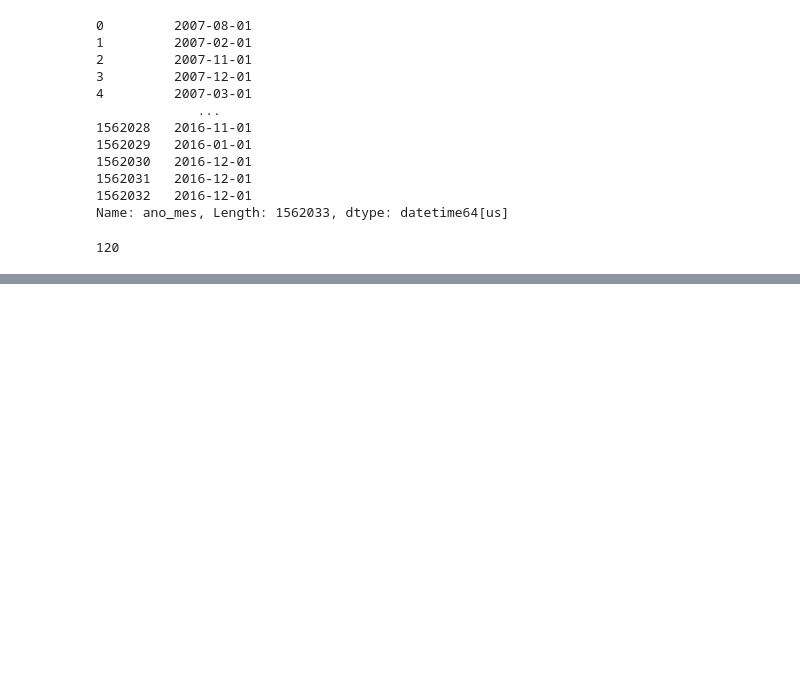
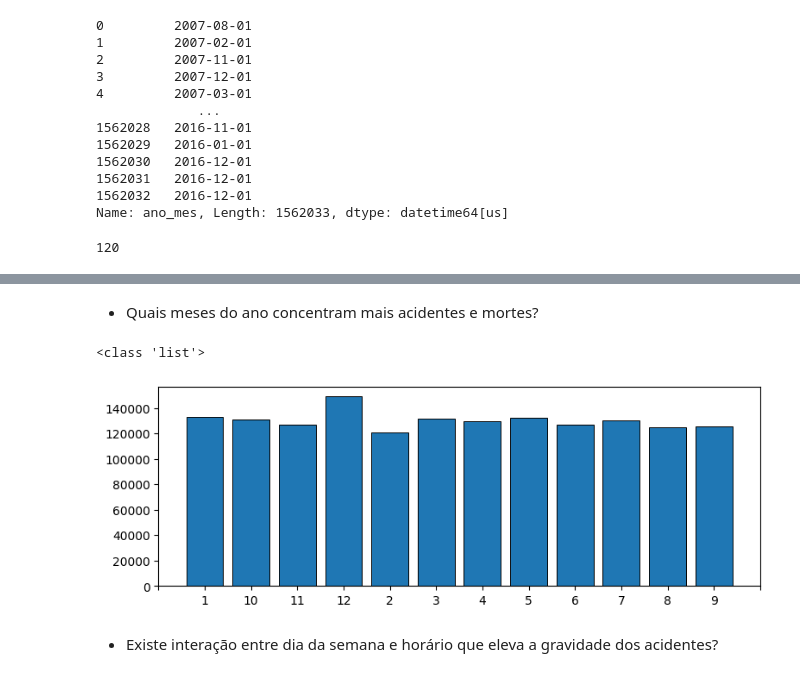
Before and after one commit to expeditow/acidentes-de-transito, a Jupyter notebook: analysis.ipynb, the cells around one changed output, grey strips where cells are left out. Cells and saved outputs as stored; diff of their text form; code cells hidden in the pictures; blank space fills up the shorter version.

```diff
--- a/analysis.ipynb
+++ b/analysis.ipynb
@@ -435,0 +370,27 @@ colocar outro dicionário -> 2007/1 = dic['2007'][0] -> podemos, então vai perc
+# %% [markdown]
+- Quais meses do ano concentram mais acidentes e mortes?
+# %%
+# TODO: ordernar essa saída
+
+meses, freq_meses = count_freq(df, 'mes')
+dic = {}
+
+for i in range(len(meses)):
+    dic[meses[i]] = freq_meses[i]
+
+
+ordem = sorted(df['mes'].unique().astype(int))
+
+print(type(ordem))
+# meses = sorted(meses, key=ordem.dtype.index)
+
+
+for i in range(len(meses)):
+      freq_meses[i] = dic[meses[i]]
+
+plot_bar(meses, freq_meses)
+# %% [output]
+<class 'list'>
+[figure, added]
+# %% [markdown]
+- Existe interação entre dia da semana e horário que eleva a gravidade dos acidentes?
```
Also changed, not shown: parts of 82 cells of this notebook.
